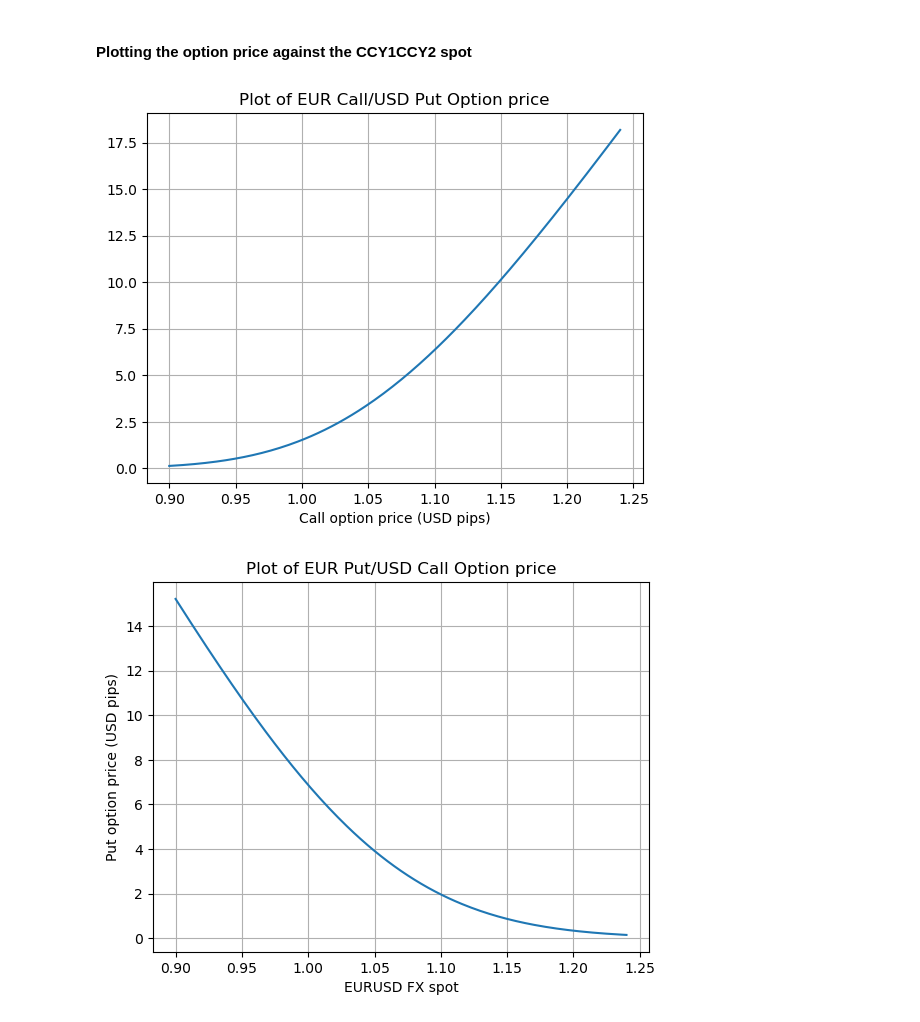
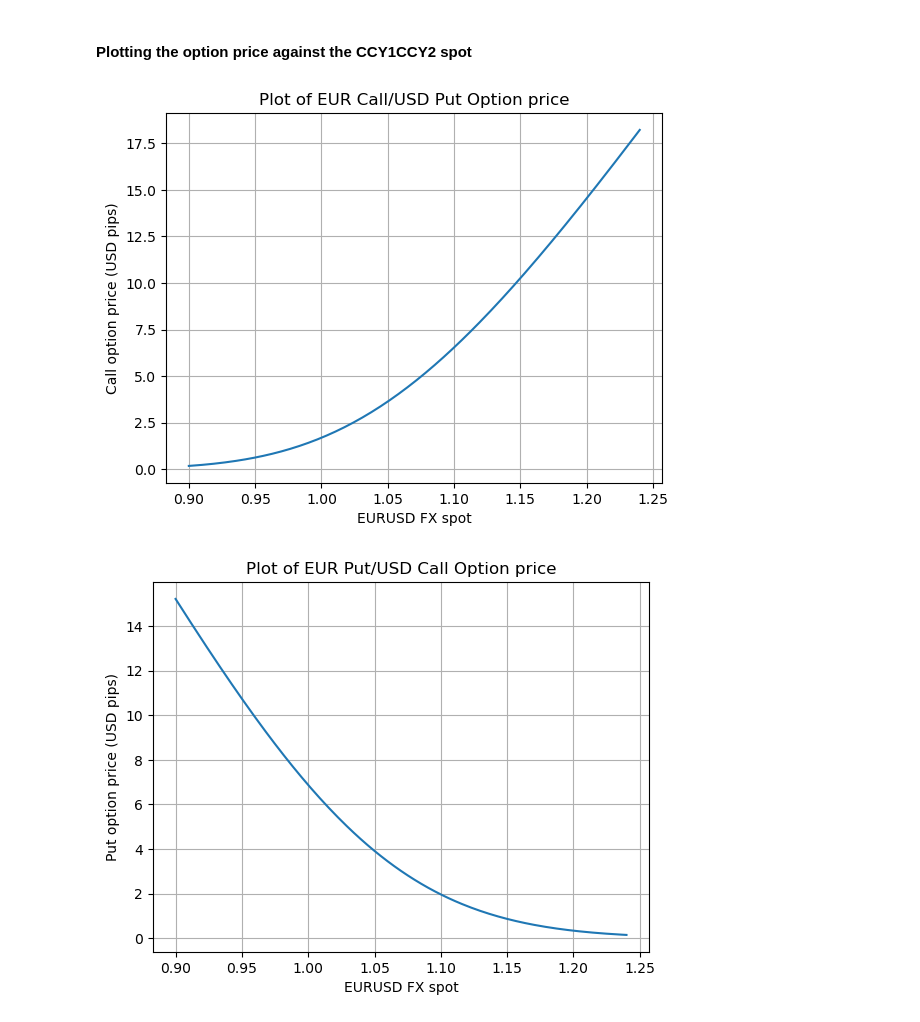
Before and after one commit to quantophile/blog, a Jupyter notebook: mathsummaries/notebooks/Exploring Option Greeks.ipynb, the cells around one changed output. Saved outputs shown, nothing was run; the diff lists cells and outputs as text; code cells hidden in the pictures.

Commit message:
option greeks

```diff
--- a/mathsummaries/notebooks/Exploring Option Greeks.ipynb
+++ b/mathsummaries/notebooks/Exploring Option Greeks.ipynb
@@ -130,20 +130,20 @@ Put price = 3.2551471829613132 EUR pips
 # %%
 import matplotlib.pyplot as plt
 
 plt.grid(True)
 plt.title('Plot of EUR Call/USD Put Option price')
 S_t = np.linspace(0.90,1.24,201)
 CCY1Notional = 100.00
 
 call_price_1y = PV(S_t,K,t,1.0,r_DOM,r_FOR,sigma, CCY1Notional,callPut = CallPut.CALL_OPTION)
 
 plt.xlabel(r'EURUSD FX spot')
-plt.xlabel(r'Call option price (USD pips)')
+plt.ylabel(r'Call option price (USD pips)')
 plt.plot(S_t,call_price_1y)
 
 plt.show()
 # %% [output]
-[figure, old version]
+[figure, new version]
 # %%
 plt.close()
 
```
Also changed, not shown: parts of 50 cells of this notebook, 4 other files.
